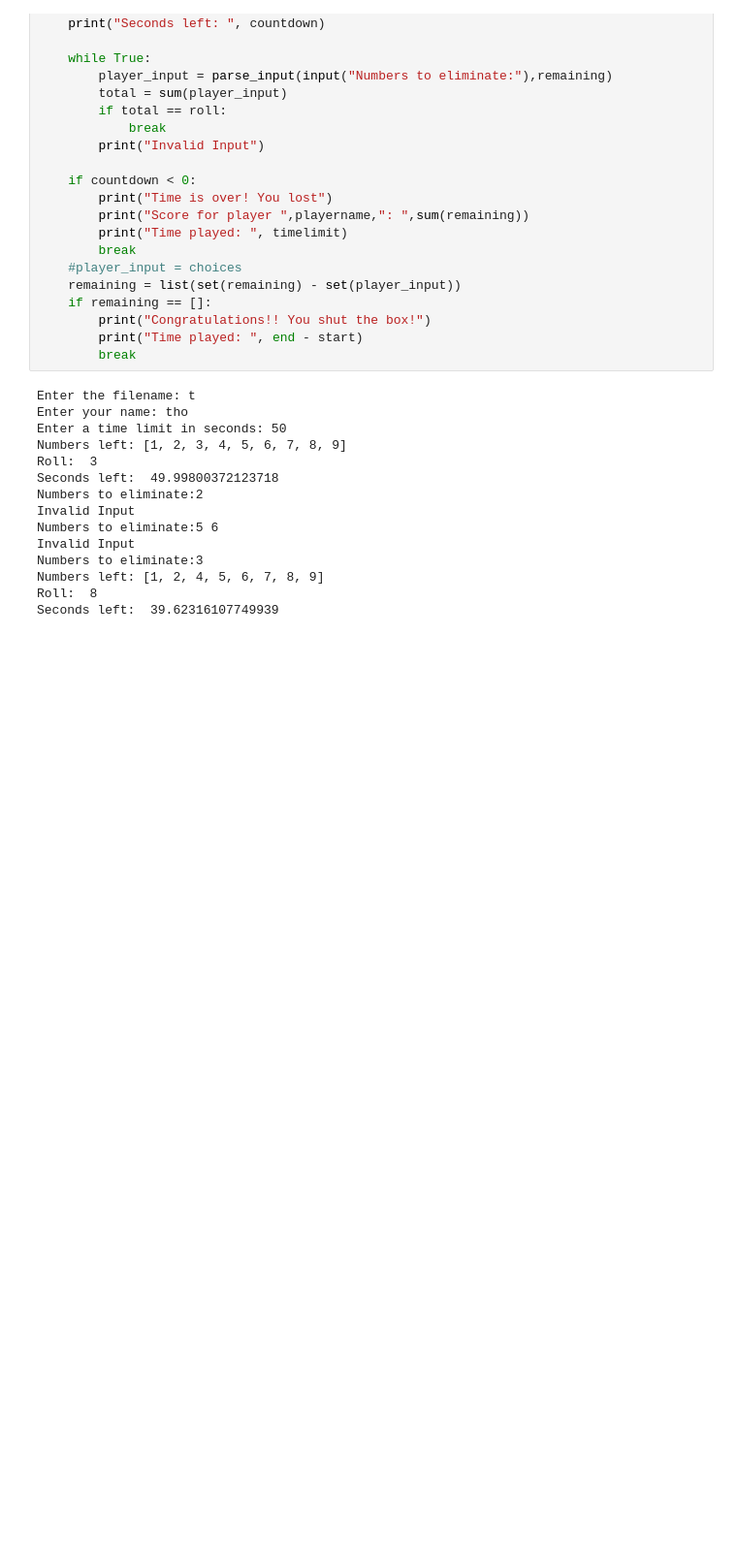
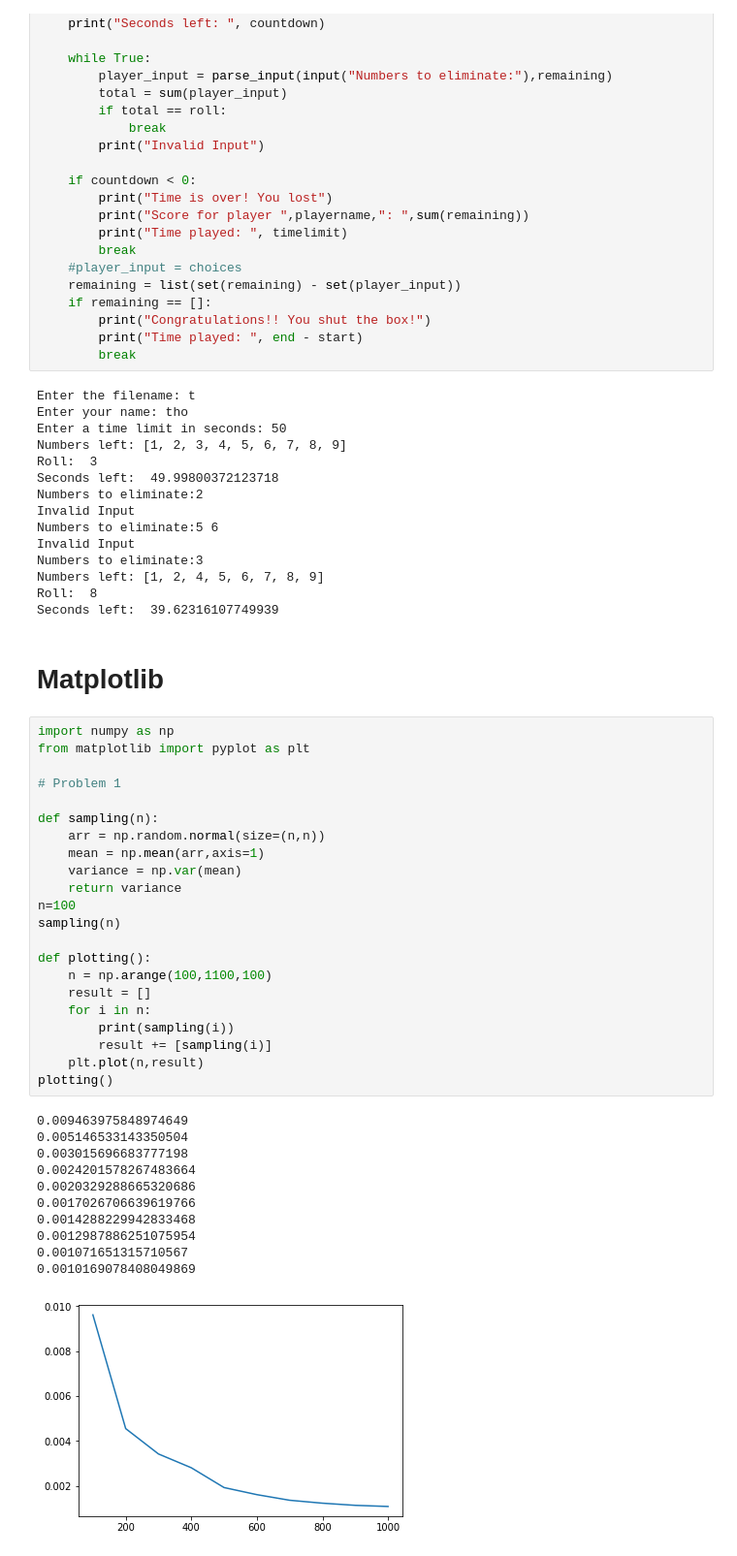
Before and after one commit to tpellet/BootCamp2019, a Jupyter notebook: ProblemSets/Week 1/Problem set 1b.ipynb, the cells around one changed output. Shown at 97% size. Drawn from its saved outputs; the diff is of its cells as text; blank space fills up the shorter version.

Commit message:
Matplotlib

```diff
--- a/ProblemSets/Week 1/Problem set 1b.ipynb
+++ b/ProblemSets/Week 1/Problem set 1b.ipynb
@@ -222,3 +222,39 @@ Numbers to eliminate:3
 Numbers left: [1, 2, 4, 5, 6, 7, 8, 9]
 Roll:  8
 Seconds left:  39.62316107749939
+# %% [markdown]
+# Matplotlib
+# %%
+import numpy as np
+from matplotlib import pyplot as plt
+
+# Problem 1
+
+def sampling(n):
+    arr = np.random.normal(size=(n,n))
+    mean = np.mean(arr,axis=1)
+    variance = np.var(mean)
+    return variance
+n=100
+sampling(n)
+
+def plotting():
+    n = np.arange(100,1100,100)
+    result = []
+    for i in n:
+        print(sampling(i))
+        result += [sampling(i)]
+    plt.plot(n,result)
+plotting()
+# %% [output]
+0.009463975848974649
+0.005146533143350504
+0.003015696683777198
+0.0024201578267483664
+0.0020329288665320686
+0.0017026706639619766
+0.0014288229942833468
+0.0012987886251075954
+0.001071651315710567
+0.0010169078408049869
+[figure, added]
```
Also changed, not shown: parts of 5 cells of this notebook, 1 other file.
